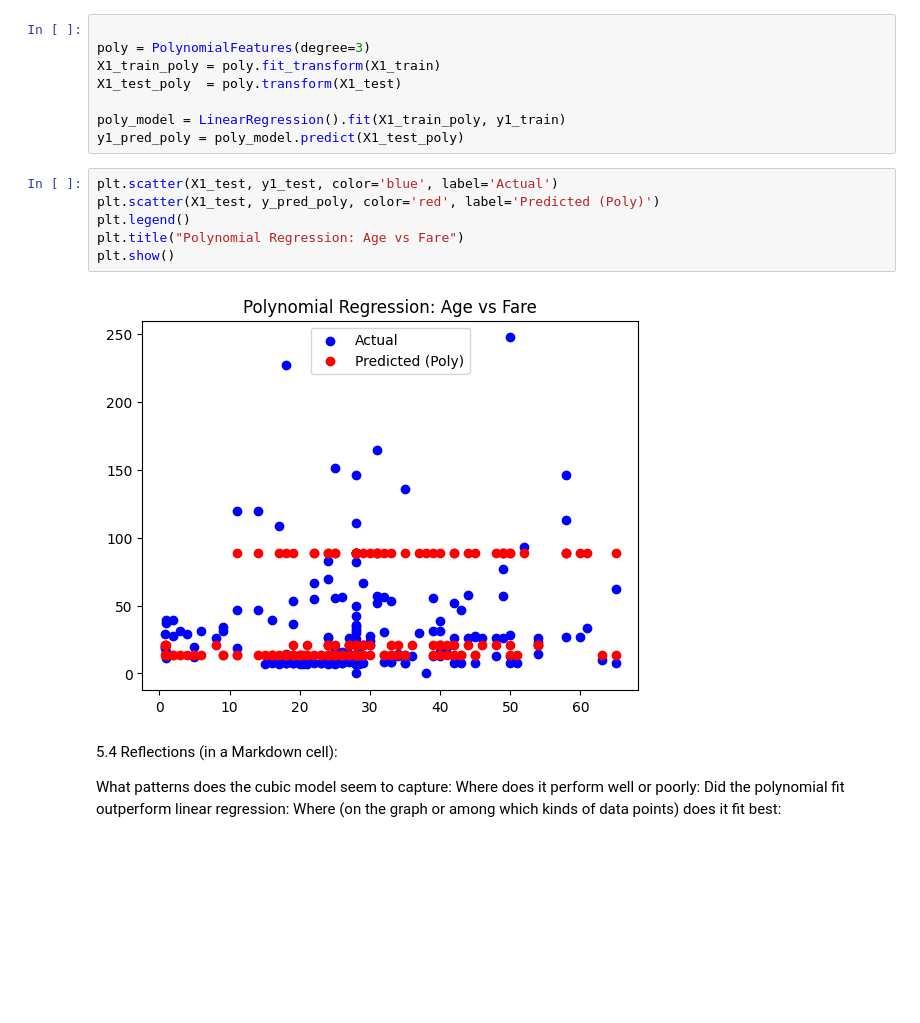
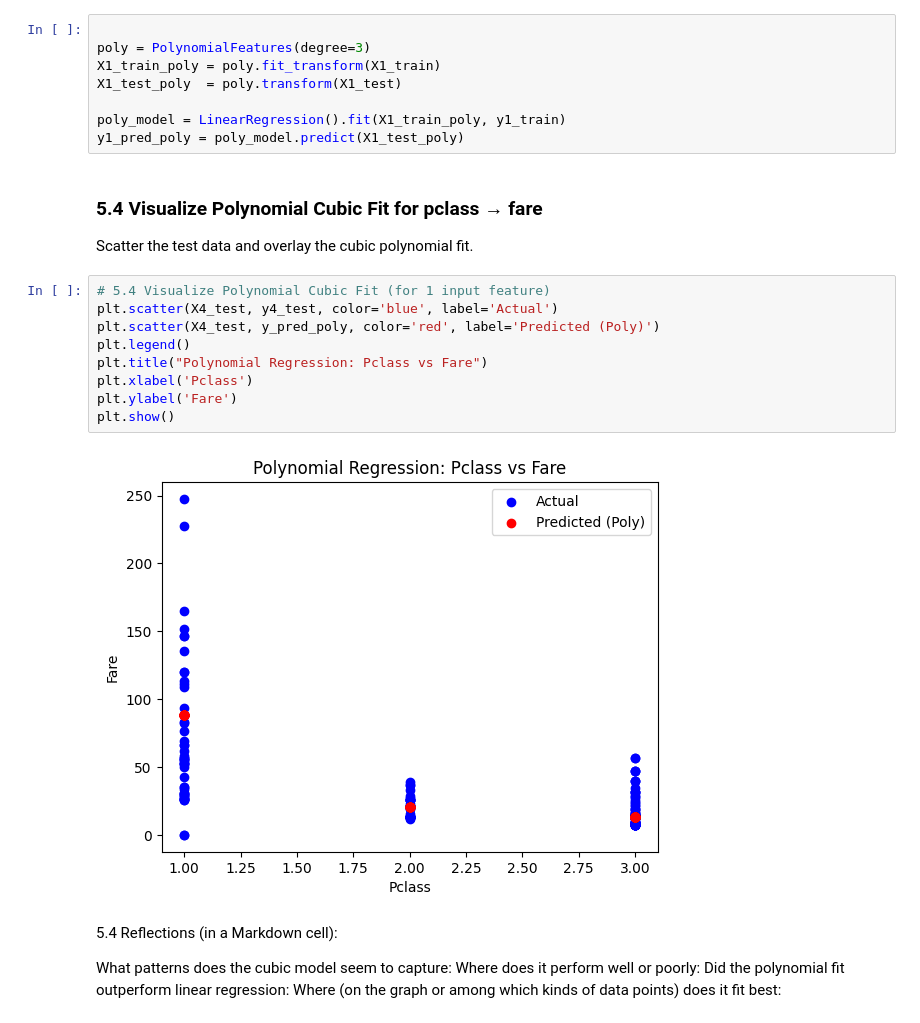
Before and after one commit to albertokabore/applied-ml-kabore, a Jupyter notebook: notebooks/project04/ml04_kabore.ipynb, the cells around one changed output. Drawn from its saved outputs; the diff is of its cells as text; blank space fills up the shorter version.

```diff
--- a/notebooks/project04/ml04_kabore.ipynb
+++ b/notebooks/project04/ml04_kabore.ipynb
@@ -350,14 +270,20 @@ X1_test_poly  = poly.transform(X1_test)
 
 poly_model = LinearRegression().fit(X1_train_poly, y1_train)
 y1_pred_poly = poly_model.predict(X1_test_poly)
+# %% [markdown]
+### 5.4 Visualize Polynomial Cubic Fit for pclass → fare
+Scatter the test data and overlay the cubic polynomial fit.
 # %%
-plt.scatter(X1_test, y1_test, color='blue', label='Actual')
-plt.scatter(X1_test, y_pred_poly, color='red', label='Predicted (Poly)')
+# 5.4 Visualize Polynomial Cubic Fit (for 1 input feature)
+plt.scatter(X4_test, y4_test, color='blue', label='Actual')
+plt.scatter(X4_test, y_pred_poly, color='red', label='Predicted (Poly)')
 plt.legend()
-plt.title("Polynomial Regression: Age vs Fare")
+plt.title("Polynomial Regression: Pclass vs Fare")
+plt.xlabel('Pclass')
+plt.ylabel('Fare')
 plt.show()
 # %% [output]
-[figure, old version]
+[figure, new version]
 # %% [markdown]
 5.4 Reflections (in a Markdown cell):
 
```
Also changed, not shown: parts of 16 cells of this notebook.
